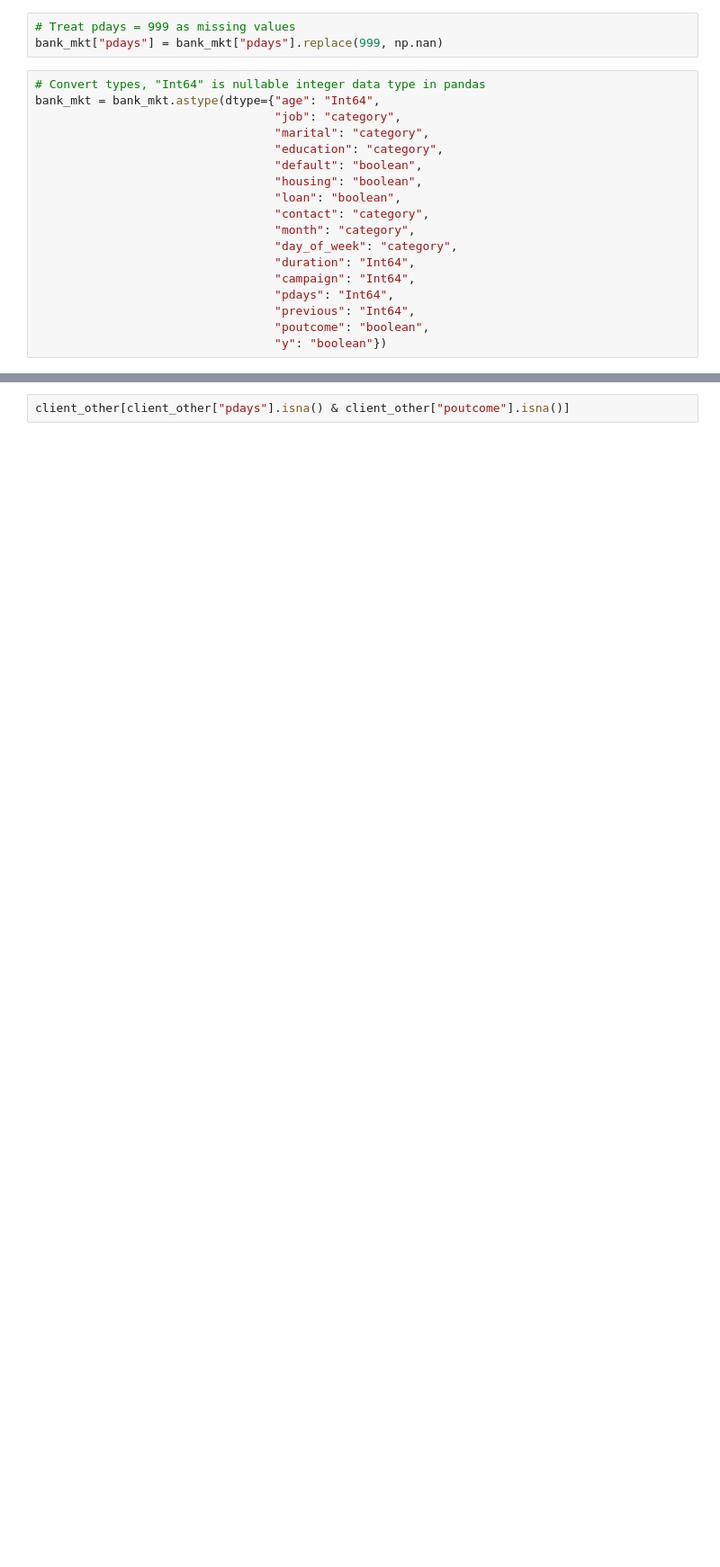
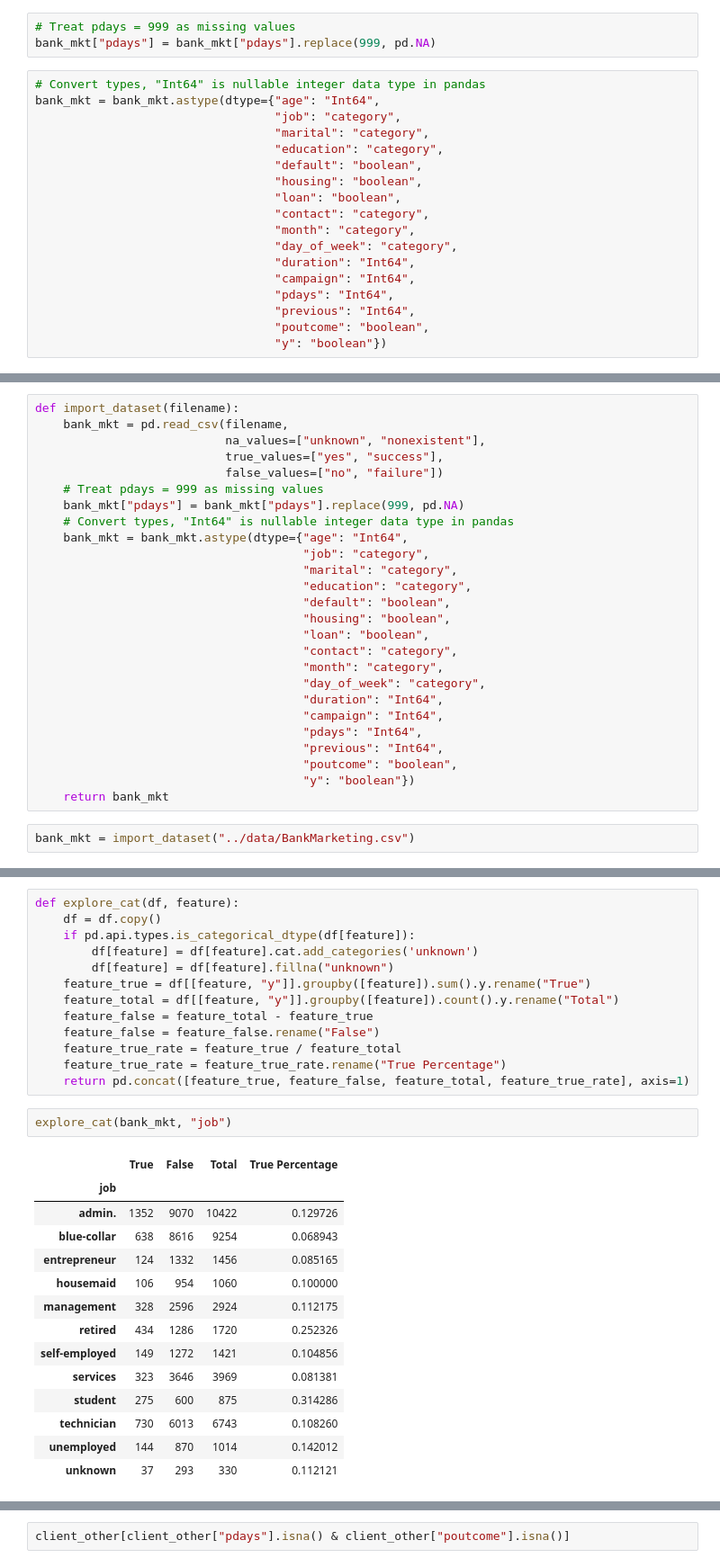
Before and after one commit to iewaij/data-analytics-bank-marketing, a Jupyter notebook: code/1_data_preparation.ipynb, the cells around one changed output, grey strips where cells are left out. Shown at 90% size. Saved outputs shown, nothing was run; the diff lists cells and outputs as text; blank space fills up the shorter version.

```diff
--- a/code/1_data_preparation.ipynb
+++ b/code/1_data_preparation.ipynb
@@ -15,7 +18,7 @@ bank_mkt = pd.read_csv("../data/BankMarketing.csv",
                        false_values=["no", "failure"])
 # %%
 # Treat pdays = 999 as missing values
-bank_mkt["pdays"] = bank_mkt["pdays"].replace(999, np.nan)
+bank_mkt["pdays"] = bank_mkt["pdays"].replace(999, pd.NA)
 # %%
 # Convert types, "Int64" is nullable integer data type in pandas
 bank_mkt = bank_mkt.astype(dtype={"age": "Int64",
@@ -246,0 +42,28 @@ client_other[client_other["pdays"].isna() & client_other["poutcome"].notna()]
+# %%
+def import_dataset(filename):
+    bank_mkt = pd.read_csv(filename,
+                           na_values=["unknown", "nonexistent"],
+                           true_values=["yes", "success"],
+                           false_values=["no", "failure"])
+    # Treat pdays = 999 as missing values
+    bank_mkt["pdays"] = bank_mkt["pdays"].replace(999, pd.NA)
+    # Convert types, "Int64" is nullable integer data type in pandas
+    bank_mkt = bank_mkt.astype(dtype={"age": "Int64",
+                                      "job": "category",
+                                      "marital": "category",
+                                      "education": "category",
+                                      "default": "boolean",
+                                      "housing": "boolean",
+                                      "loan": "boolean",
+                                      "contact": "category",
+                                      "month": "category",
+                                      "day_of_week": "category",
+                                      "duration": "Int64",
+                                      "campaign": "Int64",
+                                      "pdays": "Int64",
+                                      "previous": "Int64",
+                                      "poutcome": "boolean",
+                                      "y": "boolean"})
+    return bank_mkt
+# %%
+bank_mkt = import_dataset("../data/BankMarketing.csv")
@@ -246,0 +192,30 @@ client_other[client_other["pdays"].isna() & client_other["poutcome"].notna()]
+# %%
+def explore_cat(df, feature):
+    df = df.copy()
+    if pd.api.types.is_categorical_dtype(df[feature]):
+        df[feature] = df[feature].cat.add_categories('unknown')
+        df[feature] = df[feature].fillna("unknown")
+    feature_true = df[[feature, "y"]].groupby([feature]).sum().y.rename("True")
+    feature_total = df[[feature, "y"]].groupby([feature]).count().y.rename("Total")
+    feature_false = feature_total - feature_true
+    feature_false = feature_false.rename("False")
+    feature_true_rate = feature_true / feature_total
+    feature_true_rate = feature_true_rate.rename("True Percentage")
+    return pd.concat([feature_true, feature_false, feature_total, feature_true_rate], axis=1)
+# %%
+explore_cat(bank_mkt, "job")
+# %% [output]
+|  | True | False | Total | True Percentage |
+| job |  |  |  |  |
+| admin. | 1352 | 9070 | 10422 | 0.129726 |
+| blue-collar | 638 | 8616 | 9254 | 0.068943 |
+| entrepreneur | 124 | 1332 | 1456 | 0.085165 |
+| housemaid | 106 | 954 | 1060 | 0.100000 |
+| management | 328 | 2596 | 2924 | 0.112175 |
+| retired | 434 | 1286 | 1720 | 0.252326 |
+| self-employed | 149 | 1272 | 1421 | 0.104856 |
+| services | 323 | 3646 | 3969 | 0.081381 |
+| student | 275 | 600 | 875 | 0.314286 |
+| technician | 730 | 6013 | 6743 | 0.108260 |
+| unemployed | 144 | 870 | 1014 | 0.142012 |
+| unknown | 37 | 293 | 330 | 0.112121 |
```
Also changed, not shown: parts of 101 cells of this notebook, 8 other files.
